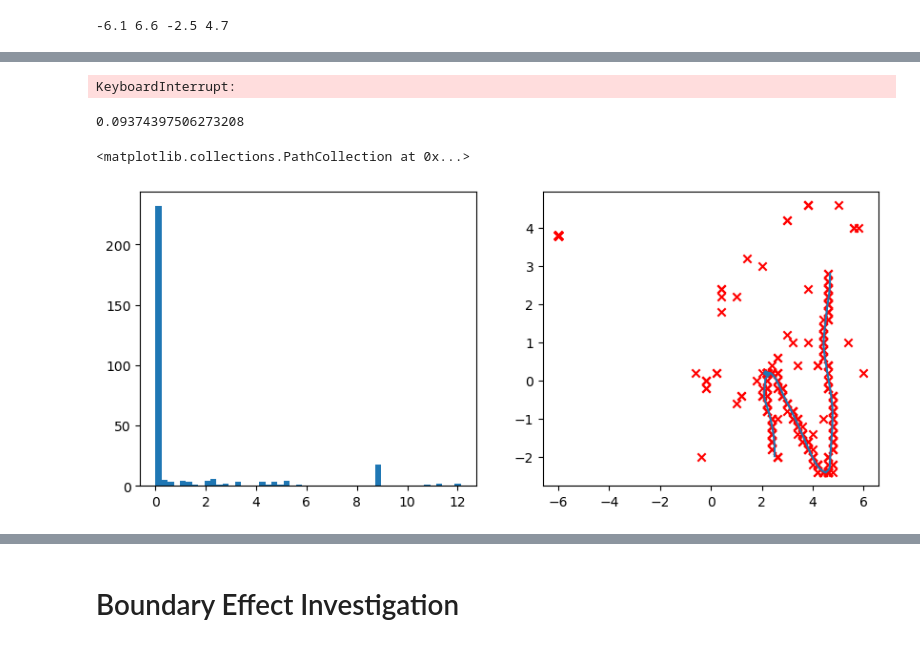
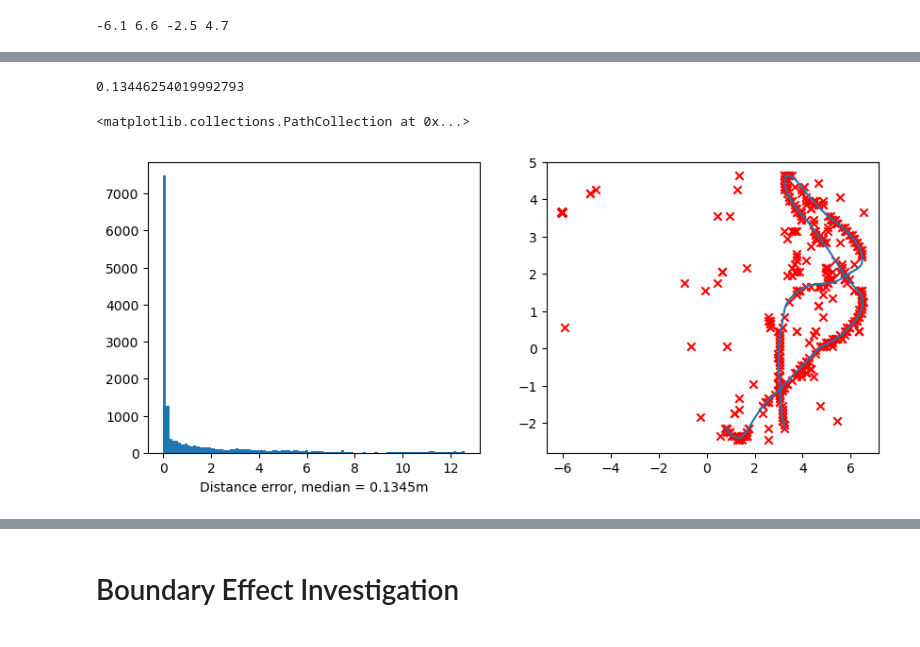
Before and after one commit to yyhhoi/HippoSLAM, a Jupyter notebook: controllers/hipposlam/bayesian_decoder.ipynb, the cells around one changed output, grey strips where cells are left out. Cells and saved outputs as stored; diff of their text form; code cells hidden in the pictures.

```diff
--- a/controllers/hipposlam/bayesian_decoder.ipynb
+++ b/controllers/hipposlam/bayesian_decoder.ipynb
@@ -127,7 +127,9 @@ for i in range(trajdf.shape[0]):
                 ydict[ensem_key] = [y]
                 adict[ensem_key] = [a]
 # %%
-plot_ratemap = False
+plot_ratemap = True
+plot_dir2 = join('plots', project_tag, 'ratemaps2')
+os.makedirs(plot_dir2, exist_ok=True)
 
 num_ensem = len(xdict.keys())
 id2ensemkey = [ensem_key for ensem_key in xdict.keys()]
@@ -155,9 +157,10 @@ for i in tqdm(range(num_ensem)):
         ax[0, 1].plot(trajdf['x'], trajdf['y'])
         im1 = ax[0, 1].scatter(xsp, ysp, color='r', marker='x', alpha=0.5, zorder=3)
         im2 = ax[1, 0].pcolormesh(BD.xedges, BD.yedges, spmap.T)
-        # ax[1, 0].plot(trajdf['x'], trajdf['y'], alpha=0.5, color='w')
+        ax[1, 0].plot(trajdf['x'], trajdf['y'], alpha=0.5, color='w')
+
         im3 = ax[1, 1].pcolormesh(BD.xedges, BD.yedges, ratemap.T)
-        # ax[1, 1].plot(trajdf['x'], trajdf['y'], alpha=0.5, color='w')
+        ax[1, 1].plot(trajdf['x'], trajdf['y'], alpha=0.5, color='w')
         plt.colorbar(im0, ax=ax[0, 0])
         plt.colorbar(im1, ax=ax[0, 1])
         plt.colorbar(im2, ax=ax[1, 0])
@@ -183,6 +189,9 @@ def logBern(p, k):
 
 xML = np.zeros(trajdf.shape[0])
 yML = np.zeros(trajdf.shape[0])
+np.random.seed(1)
+subsampvec = np.random.permutation(num_ensem)
+
 for i in tqdm(range(trajdf.shape[0])):
     f_sigma = trajdf['f_sigma'][i]
     idlist = []
@@ -202,6 +211,7 @@ for i in tqdm(range(trajdf.shape[0])):
     # logL = np.sum(logL_3d, axis=0)
 
     logL = np.zeros((BD.xedm.shape[0], BD.yedm.shape[0]))
+    # for j in subsampvec[:200]:
     for j in range(num_ensem):
         ratemap = all_ratemaps[j]
         k = act_vec[j]
@@ -213,22 +223,22 @@ for i in tqdm(range(trajdf.shape[0])):
     maxid2D_logL = np.unravel_index(maxid1D_logL, logL.shape)
     xML[i] = BD.xedm[maxid2D_logL[0]]
     yML[i] = BD.yedm[maxid2D_logL[1]]
-# %% [output]
-KeyboardInterrupt:
 # %%
-breakind=300
+breakind=15342
 xgt = trajdf['x'].to_numpy()[:breakind]
 ygt = trajdf['y'].to_numpy()[:breakind]
 xML = xML[:breakind]
 yML = yML[:breakind]
 mse = np.sqrt((xML - xgt)**2 + (yML - ygt)**2)
 print(np.median(mse))
 fig, ax = plt.subplots(1, 2, figsize=(10, 4))
-ax[0].hist(mse, bins=50)
+ax[0].hist(mse, bins=100)
 
-ax[1].plot(xgt[:breakind], ygt[:breakind])
-ax[1].scatter(xML[:breakind], yML[:breakind], color='r', marker='x')
+breakind1 = 10000
+ax[0].set_xlabel('Distance error, median = %0.4fm'  %np.median(mse))
+ax[1].plot(xgt[breakind1:breakind1 + 500], ygt[breakind1:breakind1 + 500])
+ax[1].scatter(xML[breakind1:breakind1 + 500], yML[breakind1:breakind1 + 500], color='r', marker='x')
 # %% [output]
-0.09374397506273208
+0.13446254019992793
 <matplotlib.collections.PathCollection at 0x...>
-[figure, old version]
+[figure, new version]
```
Also changed, not shown: parts of 6 cells of this notebook, 3 other files.
